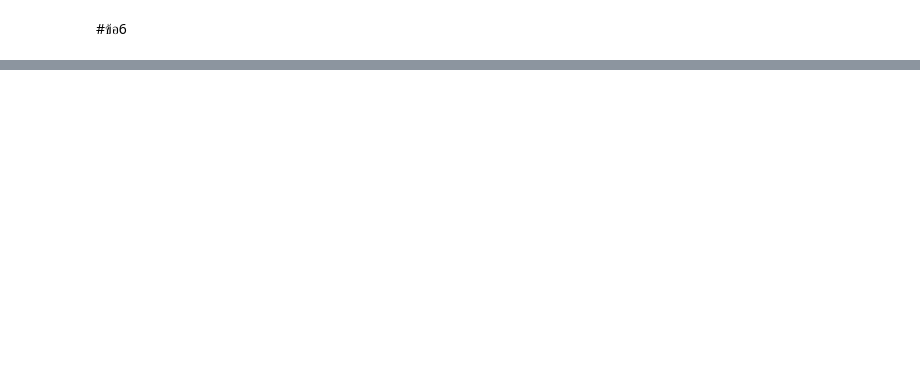
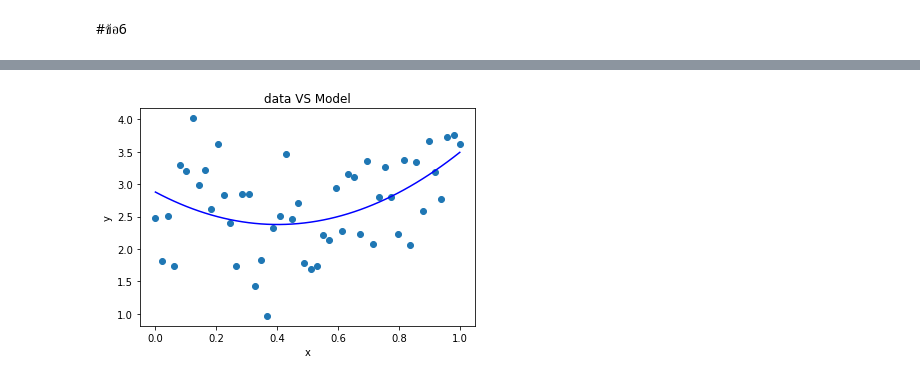
Before and after one commit to singhawat29/SCIP513_Deep_Learning, a Jupyter notebook: HW1_deep_6537710.ipynb, the cells around one changed output, grey strips where cells are left out. Cells and saved outputs as stored; diff of their text form; code cells hidden in the pictures; blank space fills up the shorter version.

```diff
--- a/HW1_deep_6537710.ipynb
+++ b/HW1_deep_6537710.ipynb
@@ -86,0 +182,32 @@ array([ 5.7748883 , -4.2873787 ,  2.93241699])
+# %%
+def step(m,g,A):
+    g_T = np.transpose(g)
+    D = np.matmul(A, g)
+    D_T = np.transpose(D)
+    return np.matmul(g_T, g)/np.matmul(D_T, D)
+# %%
+def grad(m,x,y):
+    k = m[0]*x*x +  m[1]*x +  m[2] - y
+    return np.array([[sum((k*x**2))], [sum((k*x))], [sum(k)]])
+# %%
+# loss function
+def loss(m,x,y):
+    e = m[0]*x*x +  m[1]*x +  m[2] - y
+    return 0.5*np.sum(e*e)
+# %%
+m0 = np.random.randn(3)
+m0 = reshape(m0,(3,1))
+print(m0)
+for i in range(1000):
+    g = grad(m0,x,y)
+    s = step(m0,g,A)
+    m = m0 - s*g
+    print(loss(m,x,y))
+    #print(m)
+    m0 = m
+    plt.plot(i,loss(m,x,y),'.r')
+plt.title('Loss function')
+plt.xlabel("epoch")
+plt.ylabel("Loss function")
+plt.show()
+print("m=",m)
@@ -86,0 +236,10 @@ array([ 5.7748883 , -4.2873787 ,  2.93241699])
+# %%
+y1 = m[0]*x*x +  m[1]*x +  m[2]
+plt.plot(x,y,'o',  label="data")
+plt.plot(x,y1,'b-',  label="Model")
+plt.title('data VS Model')
+plt.xlabel("x")
+plt.ylabel("y")
+plt.show()
+# %% [output]
+[figure, added]
```
Also changed, not shown: parts of 20 cells of this notebook.
